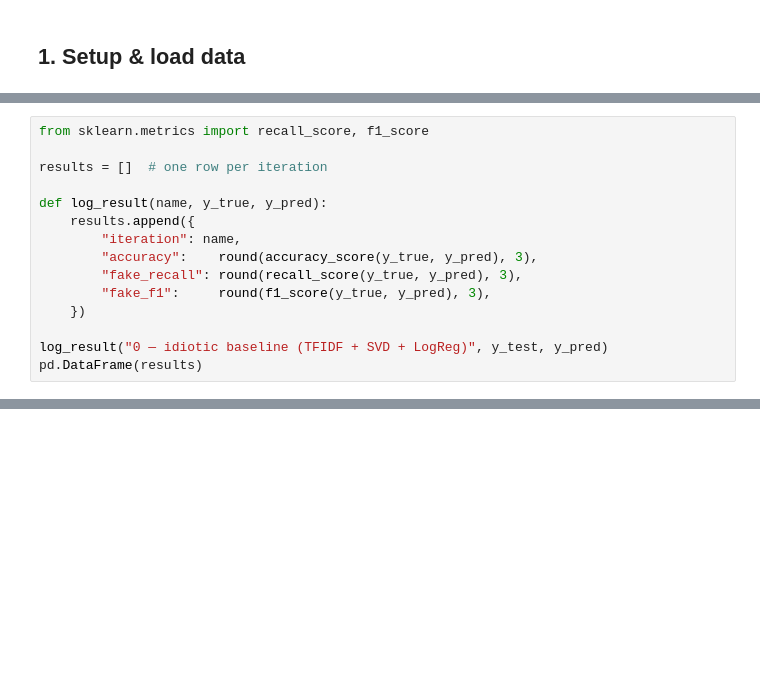
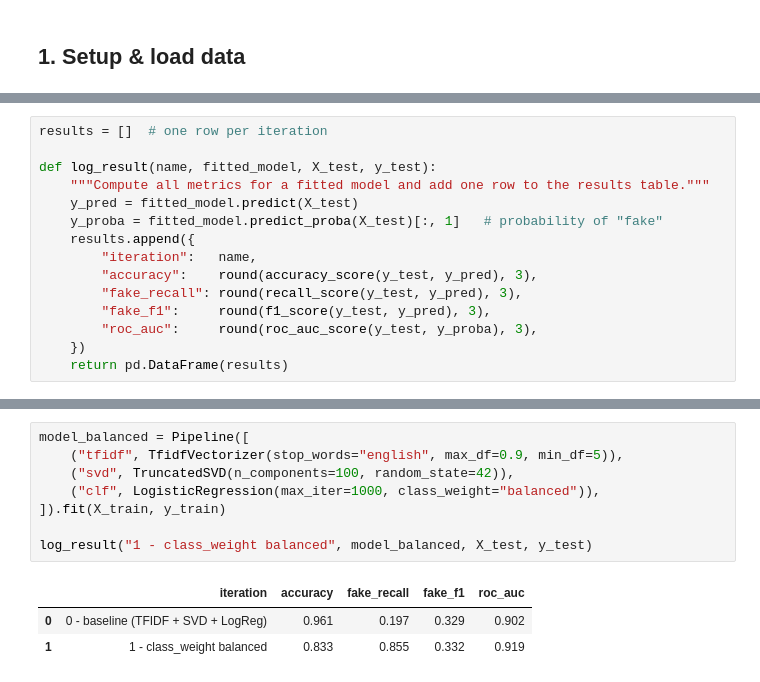
Before and after one commit to zeroKool1ne/fake-job-detector, a Jupyter notebook: fake_job_detector.ipynb, the cells around one changed output, grey strips where cells are left out. Cells and saved outputs as stored; diff of their text form; blank space fills up the shorter version.

```diff
--- a/fake_job_detector.ipynb
+++ b/fake_job_detector.ipynb
@@ -121,15 +9,0 @@ weighted avg       0.96      0.96      0.95      3576
-# %%
-from sklearn.metrics import recall_score, f1_score
-
-results = []  # one row per iteration
-
-def log_result(name, y_true, y_pred):
-    results.append({
-        "iteration": name,
-        "accuracy":    round(accuracy_score(y_true, y_pred), 3),
-        "fake_recall": round(recall_score(y_true, y_pred), 3),
-        "fake_f1":     round(f1_score(y_true, y_pred), 3),
-    })
-
-log_result("0 — idiotic baseline (TFIDF + SVD + LogReg)", y_test, y_pred)
-pd.DataFrame(results)
@@ -145,0 +80,15 @@ joblib.dump(model, "fake_job_model.joblib")
+# %%
+results = []  # one row per iteration
+
+def log_result(name, fitted_model, X_test, y_test):
+    """Compute all metrics for a fitted model and add one row to the results table."""
+    y_pred = fitted_model.predict(X_test)
+    y_proba = fitted_model.predict_proba(X_test)[:, 1]   # probability of "fake"
+    results.append({
+        "iteration":   name,
+        "accuracy":    round(accuracy_score(y_test, y_pred), 3),
+        "fake_recall": round(recall_score(y_test, y_pred), 3),
+        "fake_f1":     round(f1_score(y_test, y_pred), 3),
+        "roc_auc":     round(roc_auc_score(y_test, y_proba), 3),
+    })
+    return pd.DataFrame(results)
@@ -145,0 +129,12 @@ joblib.dump(model, "fake_job_model.joblib")
+# %%
+model_balanced = Pipeline([
+    ("tfidf", TfidfVectorizer(stop_words="english", max_df=0.9, min_df=5)),
+    ("svd", TruncatedSVD(n_components=100, random_state=42)),
+    ("clf", LogisticRegression(max_iter=1000, class_weight="balanced")),
+]).fit(X_train, y_train)
+
+log_result("1 - class_weight balanced", model_balanced, X_test, y_test)
+# %% [output]
+|  | iteration | accuracy | fake_recall | fake_f1 | roc_auc |
+| 0 | 0 - baseline (TFIDF + SVD + LogReg) | 0.961 | 0.197 | 0.329 | 0.902 |
+| 1 | 1 - class_weight balanced | 0.833 | 0.855 | 0.332 | 0.919 |
```
Also changed, not shown: parts of 39 cells of this notebook, 1 other file.
